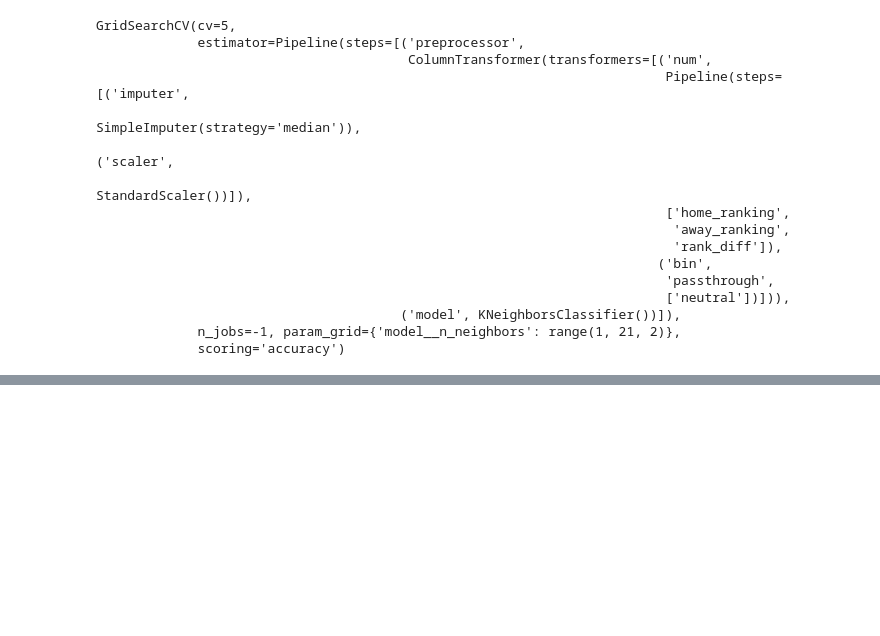
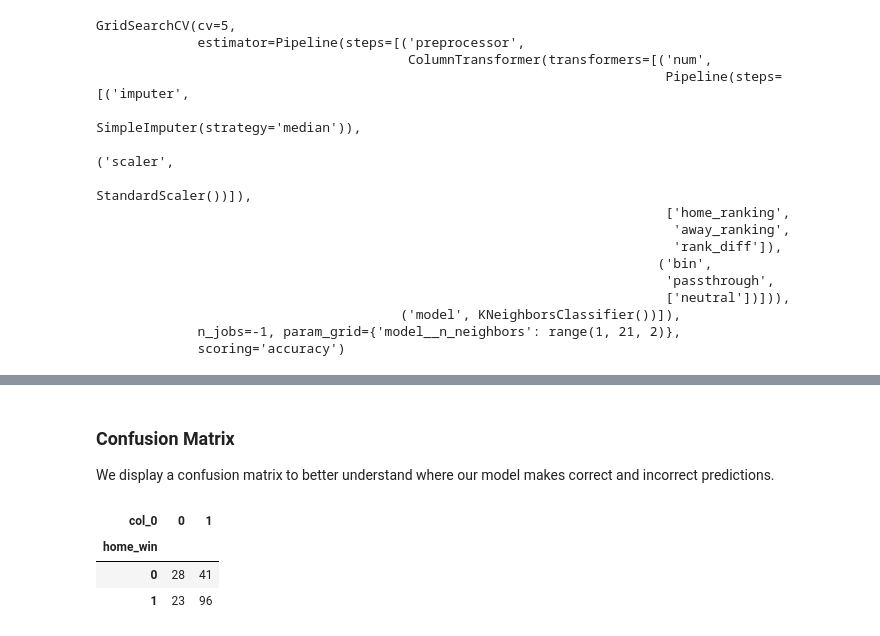
Before and after one commit to sayebm/Group_Project, a Jupyter notebook: ProjectFinalVersion.ipynb, the cells around one changed output, grey strips where cells are left out. Cells and saved outputs as stored; diff of their text form; code cells hidden in the pictures; blank space fills up the shorter version.

```diff
--- a/ProjectFinalVersion.ipynb
+++ b/ProjectFinalVersion.ipynb
@@ -493,0 +498,9 @@ GridSearchCV(cv=5,
+# %%
+best_k = knn_grid.best_params_['model__n_neighbors']
+y_pred = knn_grid.predict(X_test)
+test_accuracy = accuracy_score(y_test, y_pred)
+
+print(f"Best K: {best_k}")
+print(f"Test Accuracy: {test_accuracy:.2%}")
+print()
+print(classification_report(y_test, y_pred, target_names=["Away Win", "Home Win"]))
@@ -493,0 +540,12 @@ GridSearchCV(cv=5,
+# %% [markdown]
+### Confusion Matrix
+
+We display a confusion matrix to better understand where our model makes correct and incorrect predictions.
+# %%
+cm = confusion_matrix(y_test, y_pred)
+pd.crosstab(y_test, y_pred)
+# %% [output]
+| col_0 | 0 | 1 |
+| home_win |  |  |
+| 0 | 28 | 41 |
+| 1 | 23 | 96 |
```
Also changed, not shown: parts of 9 cells of this notebook.
